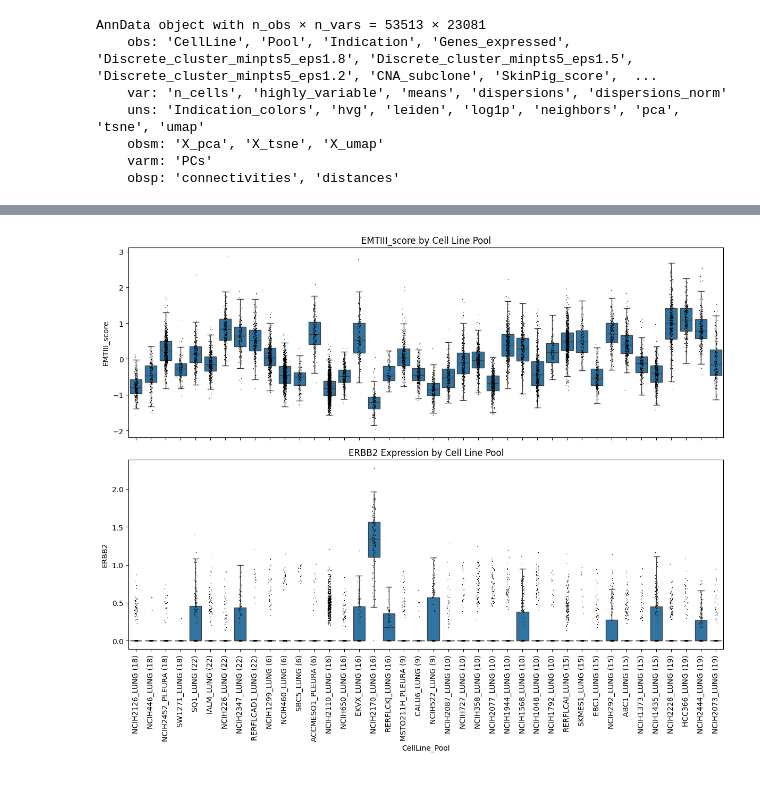
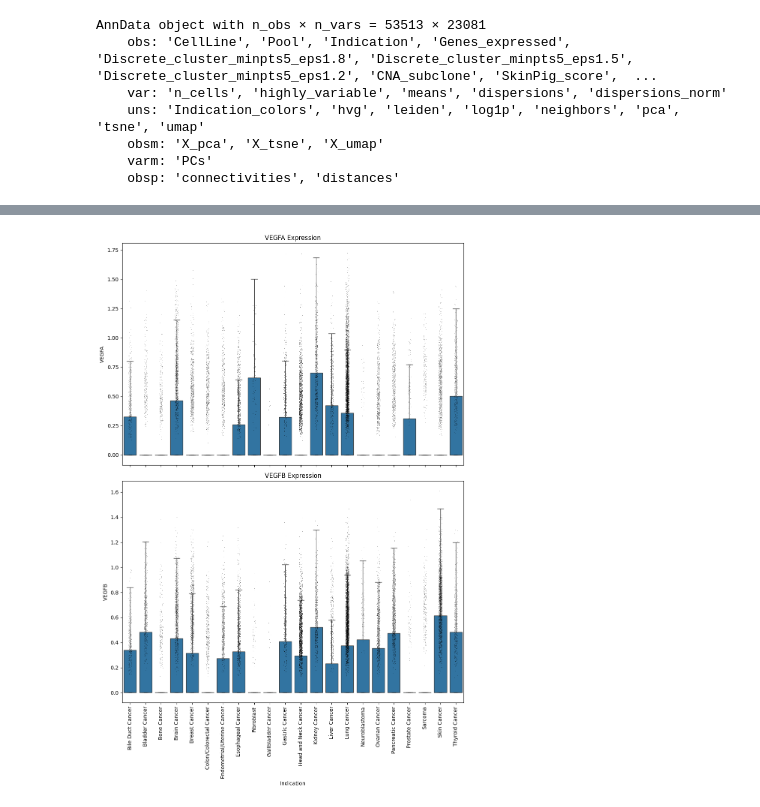
Before and after one commit to IbrahimFangary/F1L-exploration-of-antibody-therapies-using-scRNA-from-cancer-cell-lines, a Jupyter notebook: notebooks/trastumuzab exploration.ipynb, the cells around one changed output, grey strips where cells are left out. Drawn from its saved outputs; the diff is of its cells as text; code cells hidden in the pictures.

```diff
--- a/notebooks/trastumuzab exploration.ipynb
+++ b/notebooks/trastumuzab exploration.ipynb
@@ -75,16 +35,27 @@ plt.show()
 # %%
+# Create the dataframe with gene expression
+df = sc.get.obs_df(adata, keys=['VEGFA', 'VEGFB', 'VEGFC'], layer='log2_counts')
+df['Indication'] = adata.obs['Indication']
 
-df['EMTII_score'] = adata_lung.obs['EMTII_score']
-fig, axes = plt.subplots(2, 1, figsize=(12, 10), sharex=True)
-sns.boxplot(data=df, x='CellLine_Pool', y='EMTII_score', showfliers=False, ax=axes[0])
-sns.stripplot(data=df, x='CellLine_Pool', y='EMTII_score', color='black', size=1, jitter=True, ax=axes[0])
-axes[0].set_title('EMTII_score by Cell Line Pool')
-axes[0].tick_params(axis='x', rotation=90)
-sns.boxplot(data=df, x='CellLine_Pool', y='ERBB2', showfliers=False, ax=axes[1])
-sns.stripplot(data=df, x='CellLine_Pool', y='ERBB2', color='black', size=1, jitter=True, ax=axes[1])
-axes[1].set_title('ERBB2 Expression by Cell Line Pool')
-axes[1].tick_params(axis='x', rotation=90)
+# Create a figure with 3 subplots (one for each gene)
+fig, axes = plt.subplots(2, 1, figsize=(10, 15))
+
+# Plot for VEGFA
+sns.boxplot(data=df, x='Indication', y='VEGFA', showfliers=False, ax=axes[0])
+sns.stripplot(data=df, x='Indication', y='VEGFA', color='black', size=0.5, jitter=True, ax=axes[0])
+axes[0].set_title("VEGFA Expression")
+axes[0].set_xlabel('')  # Hide x-axis label
+axes[0].set_xticklabels([])  # Hide x-axis ticks
+
+# Plot for VEGFB
+sns.boxplot(data=df, x='Indication', y='VEGFB', showfliers=False, ax=axes[1])
+sns.stripplot(data=df, x='Indication', y='VEGFB', color='black', size=0.5, jitter=True, ax=axes[1])
+axes[1].set_title("VEGFB Expression")
+axes[1].set_xticklabels(axes[1].get_xticklabels(), rotation=90)  # Show x-axis labels only for the bottom plot
+
+
+# Adjust layout
 plt.tight_layout()
 plt.show()
 # %% [output]
-[figure, old version]
+[figure, new version]
```
Also changed, not shown: parts of 49 cells of this notebook.
